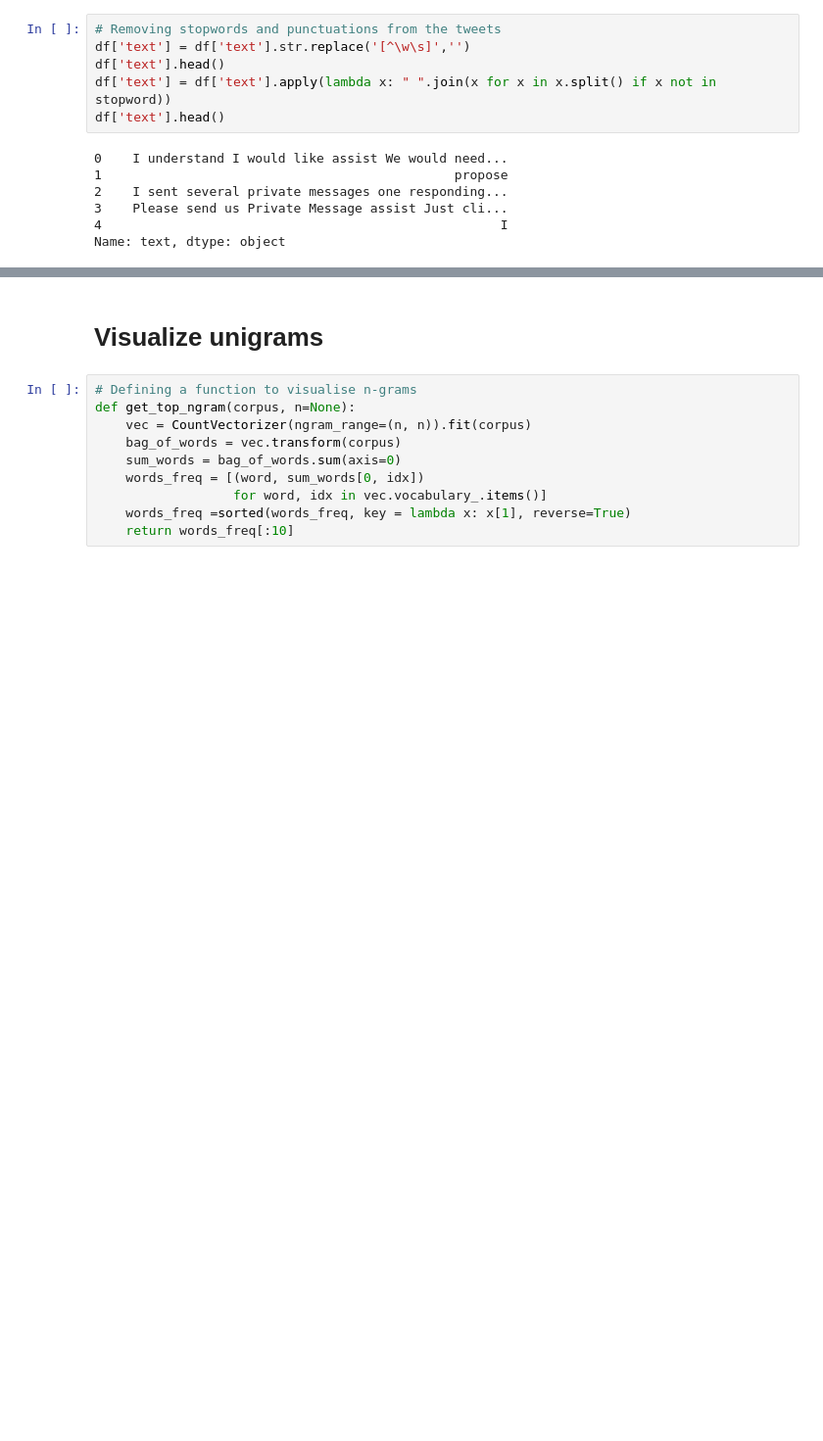
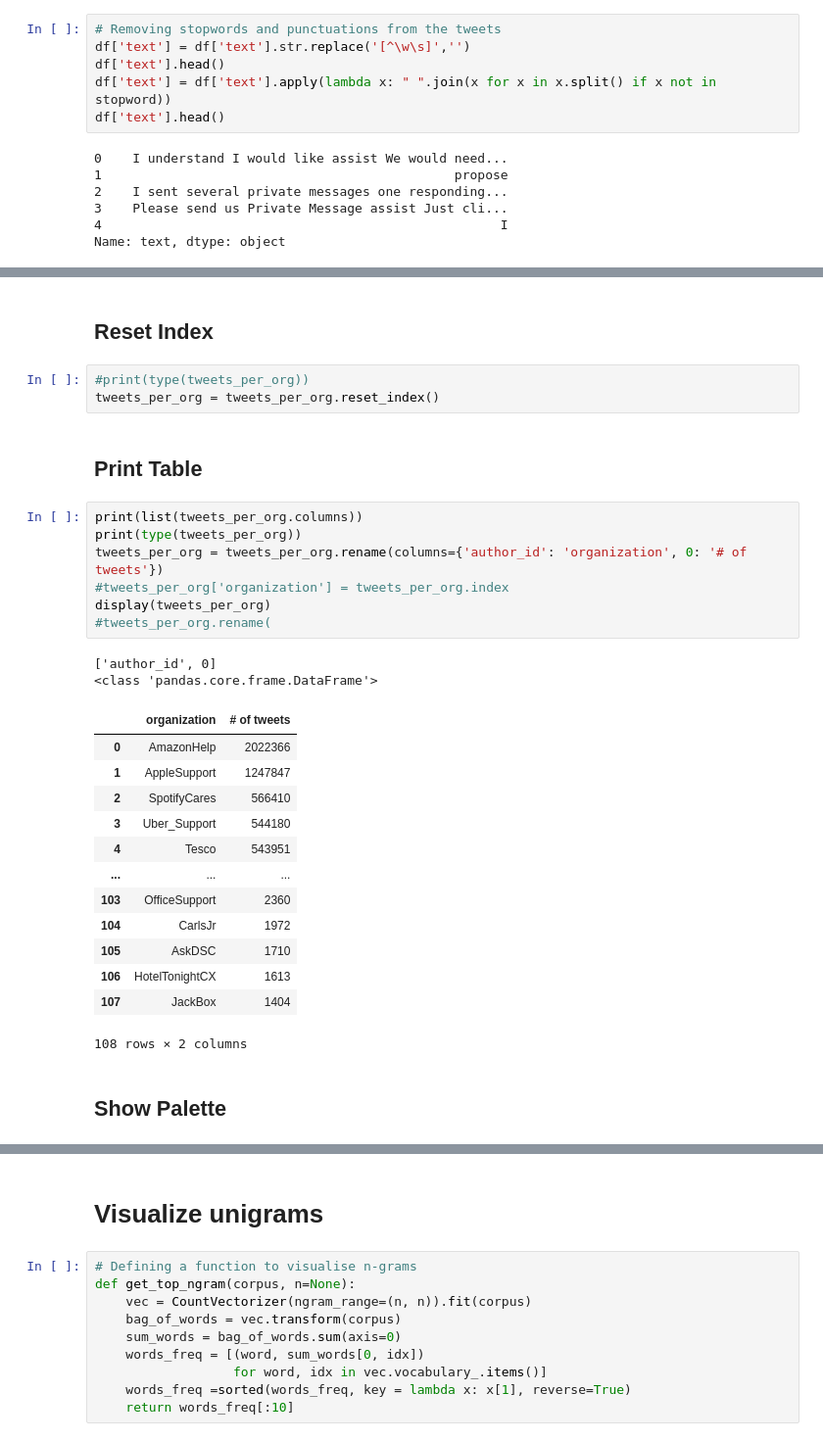
Before and after one commit to sminerport/chatbot, a Jupyter notebook: customer-support-on-twitter/CustomerSupportOnTwitter.ipynb, the cells around one changed output, grey strips where cells are left out. Shown: that part at 98% size. Cells and saved outputs as stored; diff of their text form; blank space fills up the shorter version.

```diff
--- a/customer-support-on-twitter/CustomerSupportOnTwitter.ipynb
+++ b/customer-support-on-twitter/CustomerSupportOnTwitter.ipynb
@@ -390,0 +382,32 @@ KeyboardInterrupt: ignored
+# %% [markdown]
+## Reset Index
+# %%
+#print(type(tweets_per_org))
+tweets_per_org = tweets_per_org.reset_index()
+# %% [markdown]
+## Print Table
+# %%
+print(list(tweets_per_org.columns))
+print(type(tweets_per_org))
+tweets_per_org = tweets_per_org.rename(columns={'author_id': 'organization', 0: '# of tweets'})
+#tweets_per_org['organization'] = tweets_per_org.index
+display(tweets_per_org)
+#tweets_per_org.rename(
+# %% [output]
+['author_id', 0]
+<class 'pandas.core.frame.DataFrame'>
+|  | organization | # of tweets |
+| 0 | AmazonHelp | 2022366 |
+| 1 | AppleSupport | 1247847 |
+| 2 | SpotifyCares | 566410 |
+| 3 | Uber_Support | 544180 |
+| 4 | Tesco | 543951 |
+| ... | ... | ... |
+| 103 | OfficeSupport | 2360 |
+| 104 | CarlsJr | 1972 |
+| 105 | AskDSC | 1710 |
+| 106 | HotelTonightCX | 1613 |
+| 107 | JackBox | 1404 |
+108 rows × 2 columns
+# %% [markdown]
+## Show Palette
```
Also changed, not shown: parts of 21 cells of this notebook, 2 other files.
